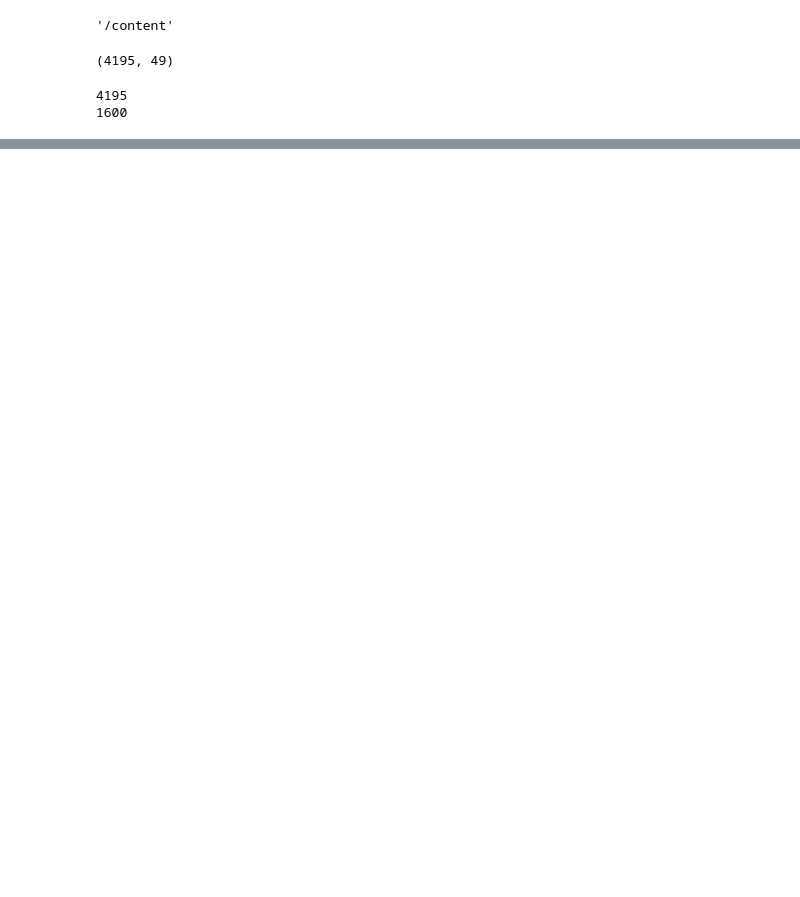
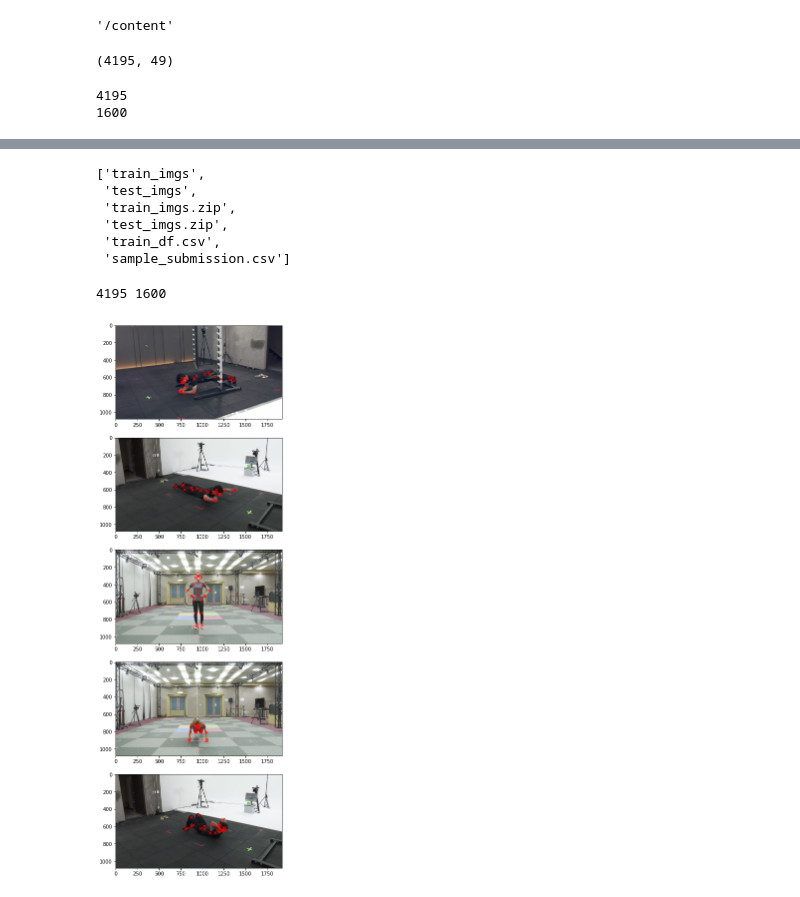
Before and after one commit to woosikyang/vision, a Jupyter notebook: motion_keypoint.ipynb, the cells around one changed output, grey strips where cells are left out. Saved outputs shown, nothing was run; the diff lists cells and outputs as text; code cells hidden in the pictures; blank space fills up the shorter version.

```diff
--- a/motion_keypoint.ipynb
+++ b/motion_keypoint.ipynb
@@ -48,0 +71,42 @@ class AE(nn.Module) :
+# %%
+os.listdir()
+# %% [output]
+['train_imgs',
+ 'test_imgs',
+ 'train_imgs.zip',
+ 'test_imgs.zip',
+ 'train_df.csv',
+ 'sample_submission.csv']
+# %%
+#glob를 활용해 이미지의 경로들을 불러옵니다.
+import glob
+train_paths = sorted(glob.glob('./train_imgs/*.jpg'))
+test_paths = sorted(glob.glob('./test_imgs/*.jpg'))
+print(len(train_paths), len(test_paths))
+# %% [output]
+4195 1600
+# %%
+train = pd.read_csv('train_df.csv')
+submission = pd.read_csv('sample_submission.csv')
+# %%
+plt.figure(figsize=(40,20))
+count=1
+
+for i in np.random.randint(0,len(train_paths),5):
+
+    plt.subplot(5,1, count)
+
+    img_sample_path = train_paths[i]
+    img = Image.open(img_sample_path)
+    img_np = np.array(img)
+
+    keypoint = train.iloc[:,1:49] #위치키포인트 하나씩 확인
+    keypoint_sample = keypoint.iloc[i, :]
+
+    for j in range(0,len(keypoint.columns),2):
+        plt.plot(keypoint_sample[j], keypoint_sample[j+1],'rx')
+        plt.imshow(img_np)
+
+    count += 1
+# %% [output]
+[figure, added]
```
Also changed, not shown: parts of 5 cells of this notebook.
